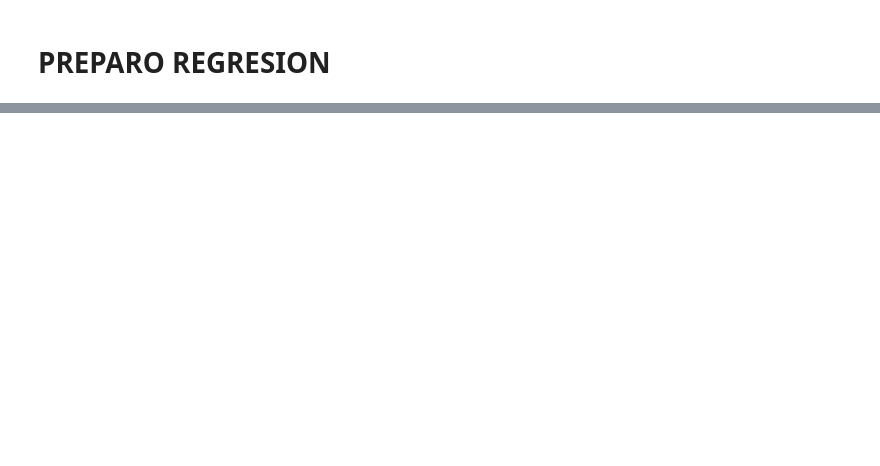
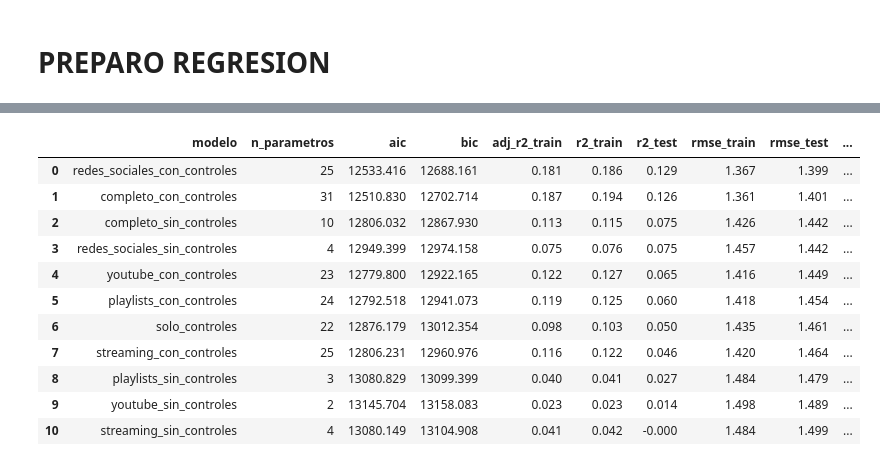
Before and after one commit to SilvanaBContreras/come_together_industria_de_la_musica, a Jupyter notebook: chartmetric_regresion_lineal.ipynb, the cells around one changed output, grey strips where cells are left out. Cells and saved outputs as stored; diff of their text form; code cells hidden in the pictures; blank space fills up the shorter version.

```diff
--- a/chartmetric_regresion_lineal.ipynb
+++ b/chartmetric_regresion_lineal.ipynb
@@ -1463,0 +2225,96 @@ display(coeficientes_lineal)
+# %%
+# ============================================================
+# Statsmodels OLS para todos los modelos lineales
+# ============================================================
+
+import statsmodels.api as sm
+from sklearn.metrics import mean_absolute_error, mean_squared_error, r2_score
+
+modelos_statsmodels = {}
+resultados_statsmodels = []
+
+def preparar_matriz_ols(X_base, features_numericas, features_categoricas):
+
+    X_modelo = X_base[features_numericas + features_categoricas].copy()
+
+    if len(features_categoricas) > 0:
+        X_modelo = pd.get_dummies(
+            X_modelo,
+            columns=features_categoricas,
+            drop_first=True,
+            dtype=float
+        )
+
+    for col in X_modelo.columns:
+        X_modelo[col] = X_modelo[col].astype(float)
+
+    X_modelo = sm.add_constant(X_modelo, has_constant="add")
+
+    return X_modelo
+
+for nombre_modelo, config in modelos_lineales.items():
+
+    features_numericas = config["numericas"]
+    features_categoricas_modelo = config["categoricas"]
+
+    X_train_sm = preparar_matriz_ols(
+        X_train_all,
+        features_numericas,
+        features_categoricas_modelo
+    )
+
+    X_test_sm = preparar_matriz_ols(
+        X_test_all,
+        features_numericas,
+        features_categoricas_modelo
+    )
+
+    X_test_sm = X_test_sm.reindex(columns=X_train_sm.columns, fill_value=0)
+
+    modelo_sm = sm.OLS(y_train.astype(float), X_train_sm).fit()
+
+    y_pred_train_sm = modelo_sm.predict(X_train_sm)
+    y_pred_test_sm = modelo_sm.predict(X_test_sm)
+
+    modelos_statsmodels[nombre_modelo] = modelo_sm
+
+    resultados_statsmodels.append({
+        "modelo": nombre_modelo,
+        "n_parametros": int(modelo_sm.df_model + 1),
+        "aic": modelo_sm.aic,
+        "bic": modelo_sm.bic,
+        "adj_r2_train": modelo_sm.rsquared_adj,
+        "r2_train": r2_score(y_train, y_pred_train_sm),
+        "r2_test": r2_score(y_test, y_pred_test_sm),
+        "rmse_train": mean_squared_error(y_train, y_pred_train_sm) ** 0.5,
+        "rmse_test": mean_squared_error(y_test, y_pred_test_sm) ** 0.5,
+        "mae_train": mean_absolute_error(y_train, y_pred_train_sm),
+        "mae_test": mean_absolute_error(y_test, y_pred_test_sm),
+        "brecha_r2_train_test": (
+            r2_score(y_train, y_pred_train_sm)
+            - r2_score(y_test, y_pred_test_sm)
+        )
+    })
+
+resultados_statsmodels = pd.DataFrame(resultados_statsmodels)
+
+resultados_statsmodels = (
+    resultados_statsmodels
+    .sort_values(["r2_test", "rmse_test"], ascending=[False, True])
+    .reset_index(drop=True)
+)
+
+display(resultados_statsmodels.round(3))
+# %% [output]
+|  | modelo | n_parametros | aic | bic | adj_r2_train | r2_train | r2_test | rmse_train | rmse_test | ... |
+| 0 | redes_sociales_con_controles | 25 | 12533.416 | 12688.161 | 0.181 | 0.186 | 0.129 | 1.367 | 1.399 | ... |
+| 1 | completo_con_controles | 31 | 12510.830 | 12702.714 | 0.187 | 0.194 | 0.126 | 1.361 | 1.401 | ... |
+| 2 | completo_sin_controles | 10 | 12806.032 | 12867.930 | 0.113 | 0.115 | 0.075 | 1.426 | 1.442 | ... |
+| 3 | redes_sociales_sin_controles | 4 | 12949.399 | 12974.158 | 0.075 | 0.076 | 0.075 | 1.457 | 1.442 | ... |
+| 4 | youtube_con_controles | 23 | 12779.800 | 12922.165 | 0.122 | 0.127 | 0.065 | 1.416 | 1.449 | ... |
+| 5 | playlists_con_controles | 24 | 12792.518 | 12941.073 | 0.119 | 0.125 | 0.060 | 1.418 | 1.454 | ... |
+| 6 | solo_controles | 22 | 12876.179 | 13012.354 | 0.098 | 0.103 | 0.050 | 1.435 | 1.461 | ... |
+| 7 | streaming_con_controles | 25 | 12806.231 | 12960.976 | 0.116 | 0.122 | 0.046 | 1.420 | 1.464 | ... |
+| 8 | playlists_sin_controles | 3 | 13080.829 | 13099.399 | 0.040 | 0.041 | 0.027 | 1.484 | 1.479 | ... |
+| 9 | youtube_sin_controles | 2 | 13145.704 | 13158.083 | 0.023 | 0.023 | 0.014 | 1.498 | 1.489 | ... |
+| 10 | streaming_sin_controles | 4 | 13080.149 | 13104.908 | 0.041 | 0.042 | -0.000 | 1.484 | 1.499 | ... |
```
Also changed, not shown: parts of 35 cells of this notebook, 1 other file.
